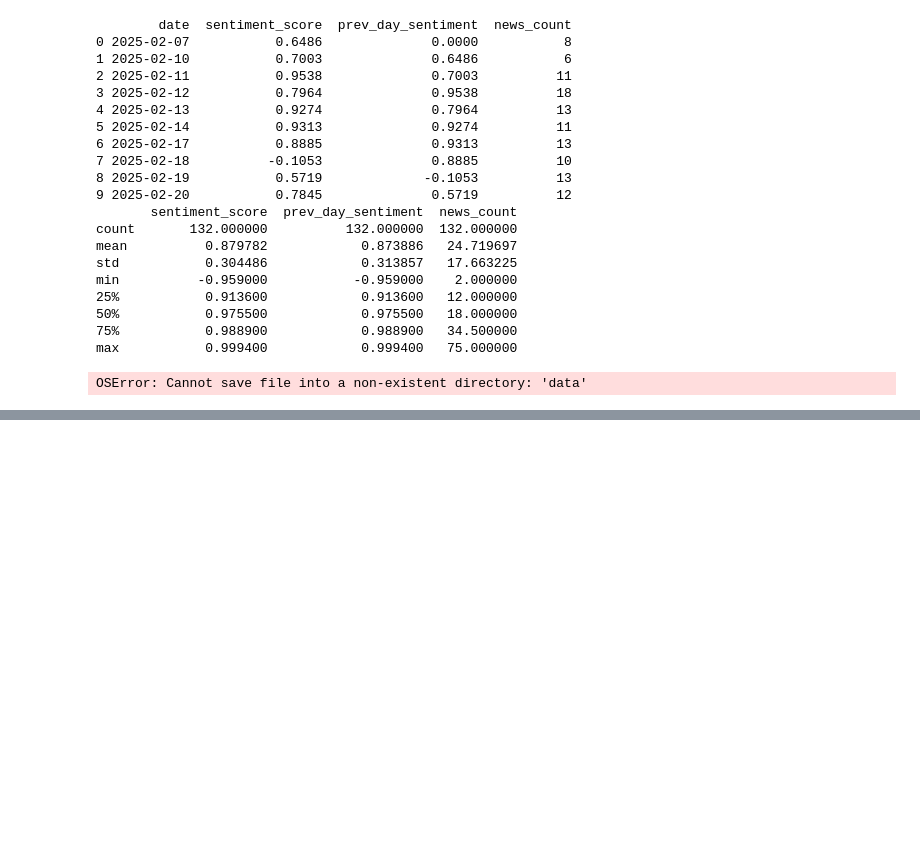
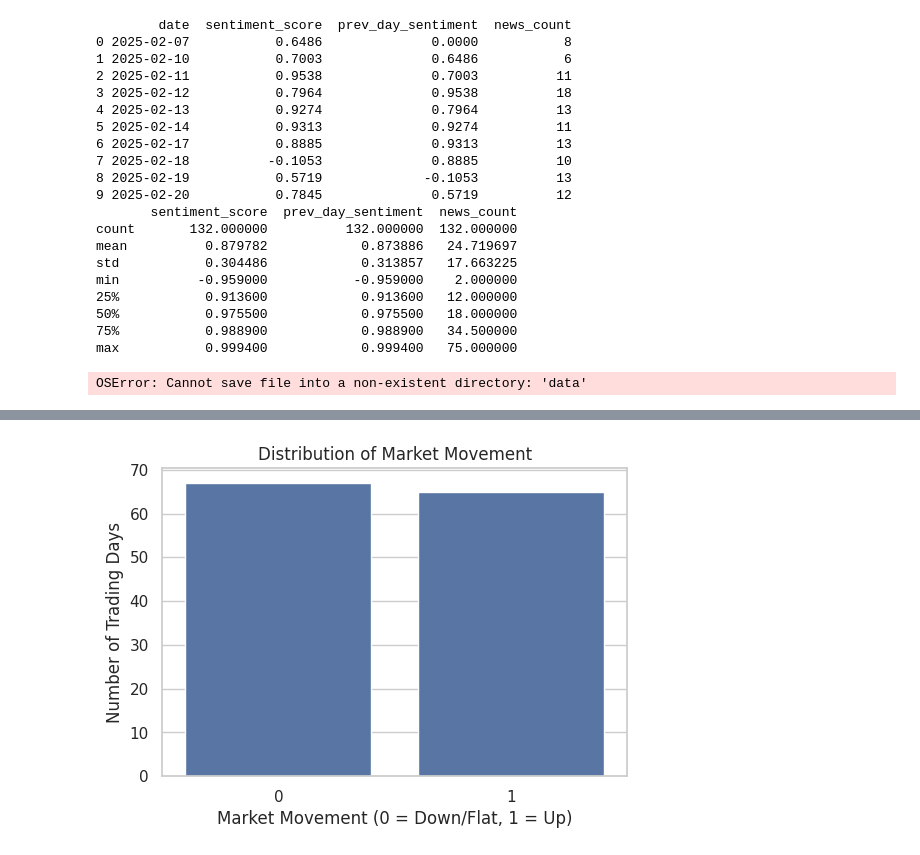
Before and after one commit to bichelSood/stock-market-news-sentiment-prediction, a Jupyter notebook: notebooks/01_analysis.ipynb, the cells around one changed output, grey strips where cells are left out. Drawn from its saved outputs; the diff is of its cells as text; code cells hidden in the pictures; blank space fills up the shorter version.

```diff
--- a/notebooks/01_analysis.ipynb
+++ b/notebooks/01_analysis.ipynb
@@ -415,0 +430,9 @@ files.download('data/final_merged_features.csv')
+# %%
+plt.figure(figsize=(6, 4))
+sns.countplot(data=merged, x='movement')
+plt.title('Distribution of Market Movement')
+plt.xlabel('Market Movement (0 = Down/Flat, 1 = Up)')
+plt.ylabel('Number of Trading Days')
+plt.show()
+# %% [output]
+[figure, added]
```
Also changed, not shown: parts of 6 cells of this notebook.
